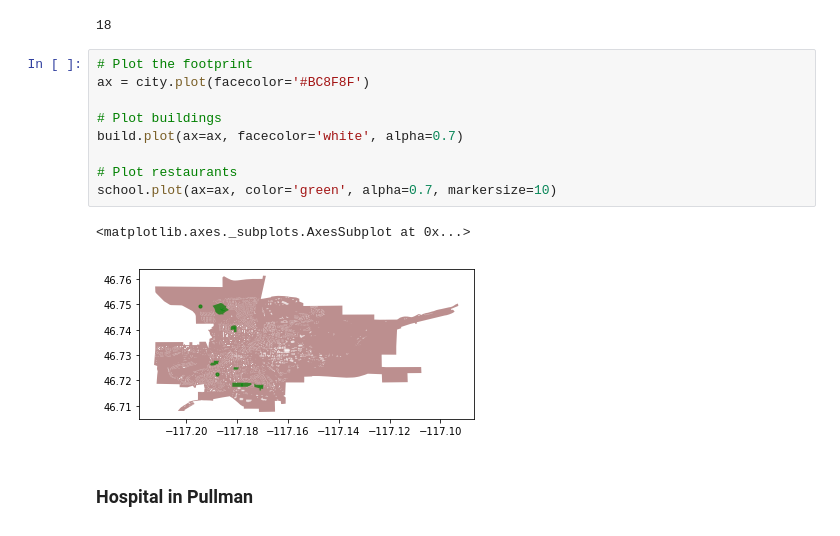
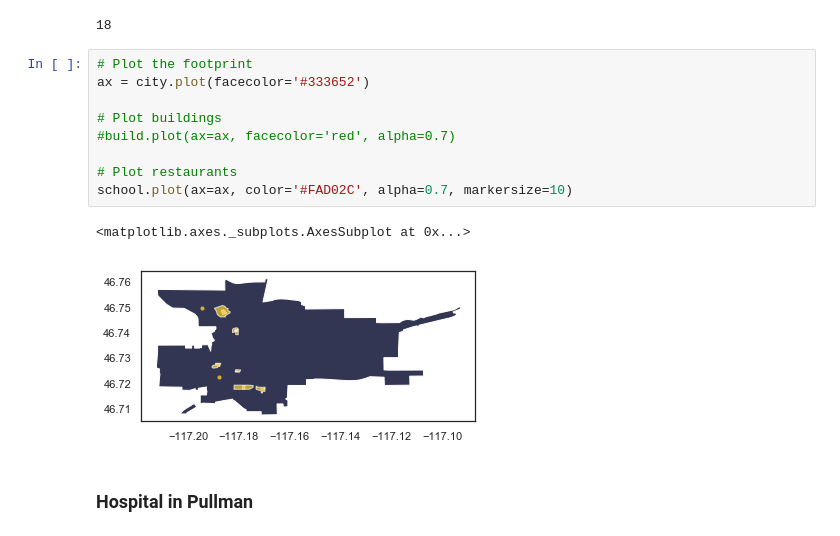
Before and after one commit to deepesh-gupta96/Geo-Realistic-Synthetic-Distribution-Network, a Jupyter notebook: Project.ipynb, the cells around one changed output. Cells and saved outputs as stored; diff of their text form.

```diff
--- a/Project.ipynb
+++ b/Project.ipynb
@@ -307,16 +373,16 @@ len(school)
 18
 # %%
 # Plot the footprint
-ax = city.plot(facecolor='#BC8F8F')
+ax = city.plot(facecolor='#333652')
 
 # Plot buildings
-build.plot(ax=ax, facecolor='white', alpha=0.7)
+#build.plot(ax=ax, facecolor='red', alpha=0.7)
 
 # Plot restaurants
-school.plot(ax=ax, color='green', alpha=0.7, markersize=10)
+school.plot(ax=ax, color='#FAD02C', alpha=0.7, markersize=10)
 # %% [output]
 <matplotlib.axes._subplots.AxesSubplot at 0x...>
-[figure, old version]
+[figure, new version]
 # %% [markdown]
 ### Hospital in Pullman
 # %%
```
Also changed, not shown: parts of 31 cells of this notebook.
